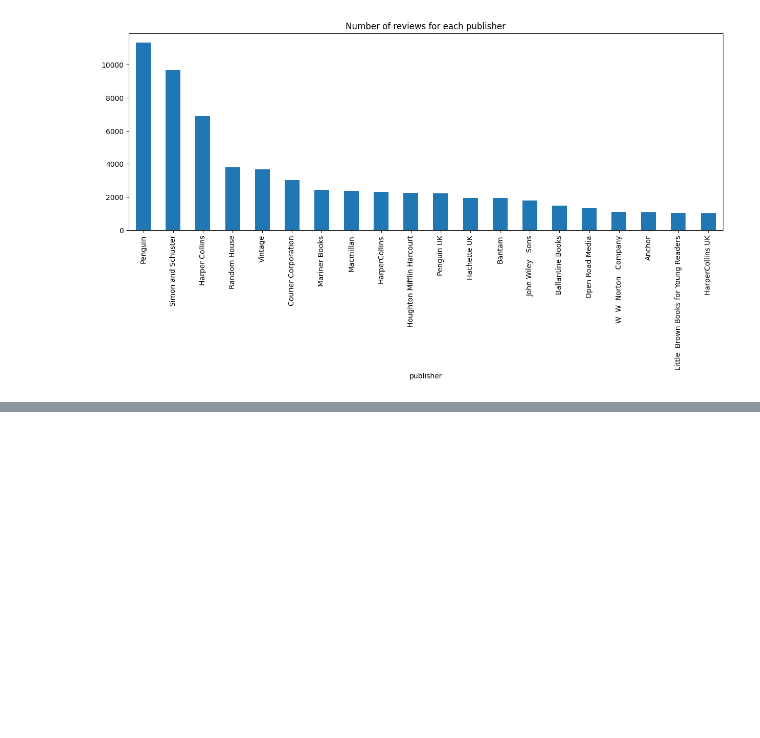
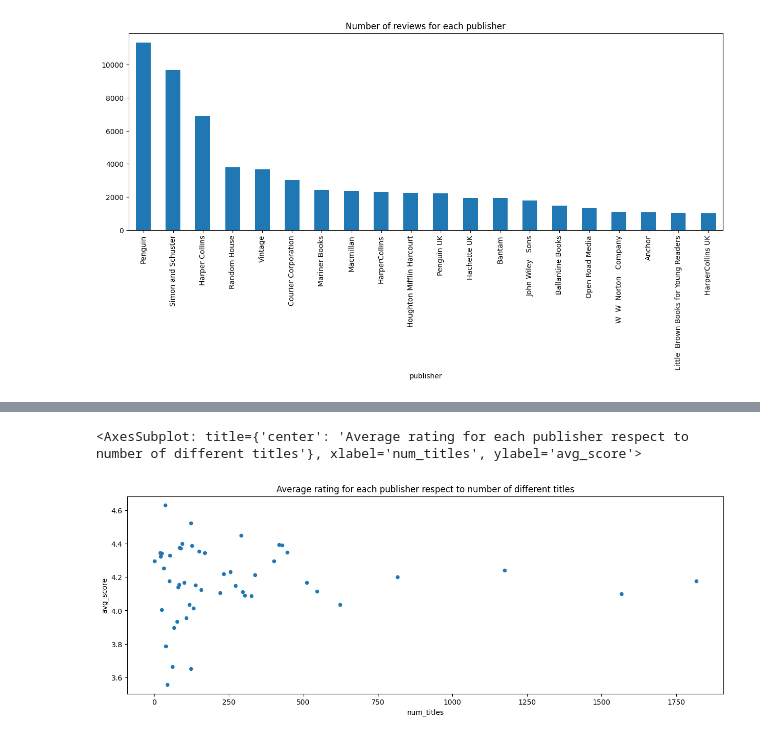
Before and after one commit to AndreaAlberti07/Amazon-books-reviews-ML, a Jupyter notebook: notebooks/hypotesis_testing/hypothesis_7.ipynb, the cells around one changed output, grey strips where cells are left out. Saved outputs shown, nothing was run; the diff lists cells and outputs as text; code cells hidden in the pictures; blank space fills up the shorter version.

```diff
--- a/notebooks/hypotesis_testing/hypothesis_7.ipynb
+++ b/notebooks/hypotesis_testing/hypothesis_7.ipynb
@@ -225,11 +234,11 @@ df_results_2.head()
 # %%
 # Analyze the top 20 publishers with the highest average rating
-df_results_2.sort_values(by='avg_score', ascending = False, inplace=True)
-df_results_2.head(20).plot(x='publisher', y='avg_score', kind='bar', figsize=(15,5), xlabel = 'publisher', title='Average rating for each publisher * sqrt(num different titles)', legend=False)
+df_results_2_publisher.sort_values(by='avg_score_weighted', ascending = False, inplace=True)
+df_results_2_publisher.head(20).plot(x='publisher', y='avg_score_weighted', kind='bar', figsize=(15,5), xlabel = 'publisher', title='Average rating for each publisher * sqrt(num different titles)', legend=False)
 
 # Analyze the top 20 publishers with the highest number of reviews
-df_results_2.sort_values(by='count', ascending = False, inplace=True)
-df_results_2.head(20).plot(x='publisher', y='count', kind='bar', figsize=(15,5), xlabel = 'publisher', title='Number of reviews for each publisher', legend=False)
+df_results_2_publisher.sort_values(by='count', ascending = False, inplace=True)
+df_results_2_publisher.head(20).plot(x='publisher', y='count', kind='bar', figsize=(15,5), xlabel = 'publisher', title='Number of reviews for each publisher', legend=False)
 # %% [output]
 <AxesSubplot: title={'center': 'Number of reviews for each publisher'}, xlabel='publisher'>
 [figure]
@@ -257,0 +313,6 @@ b
+# %%
+# avg_score for publisher respect to number of different titles
+df_results_2_publisher.head(50).plot(x='num_titles', y='avg_score', kind='scatter', figsize=(15,5), xlabel = 'num_titles', title='Average rating for each publisher respect to number of different titles', legend=False)
+# %% [output]
+<AxesSubplot: title={'center': 'Average rating for each publisher respect to number of different titles'}, xlabel='num_titles', ylabel='avg_score'>
+[figure, added]
```
Also changed, not shown: parts of 13 cells of this notebook.
